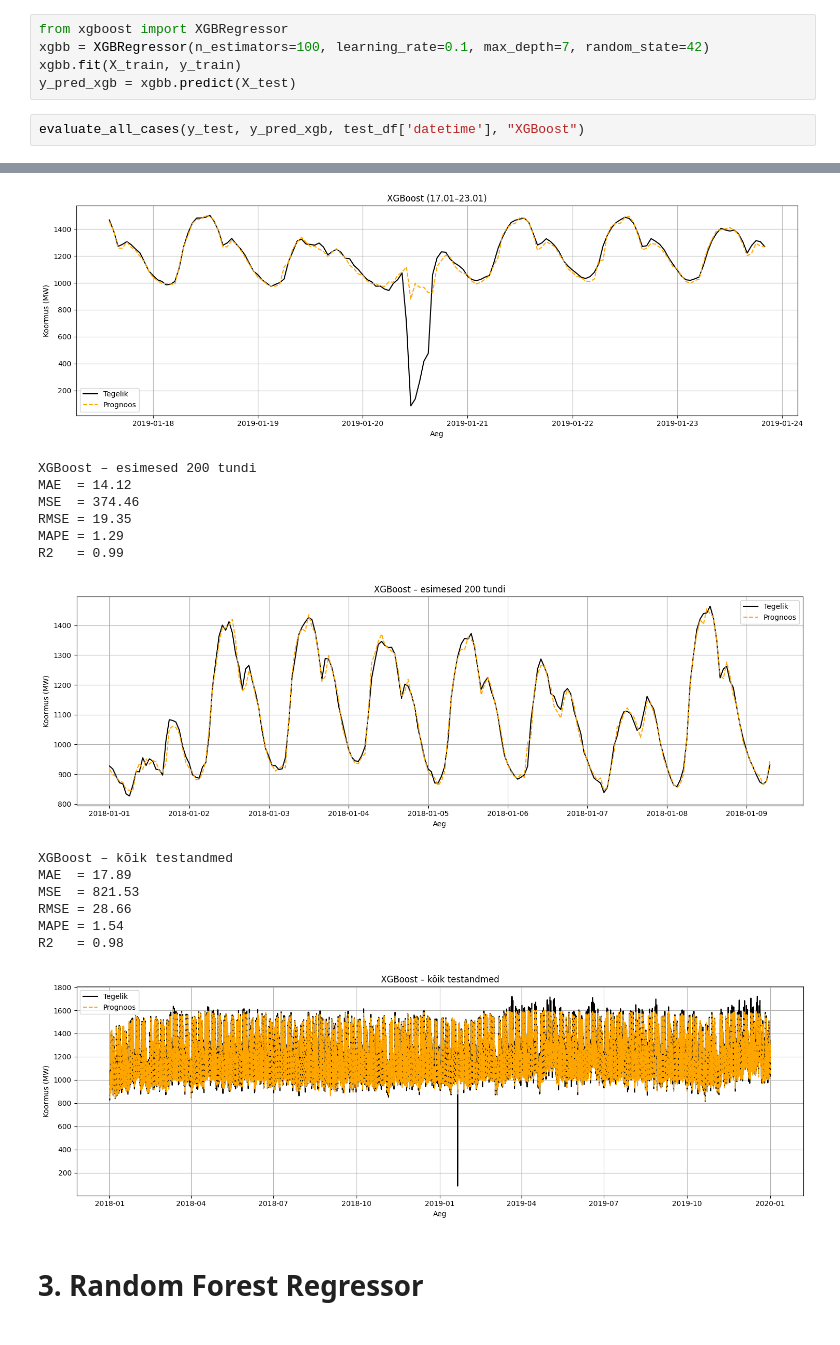
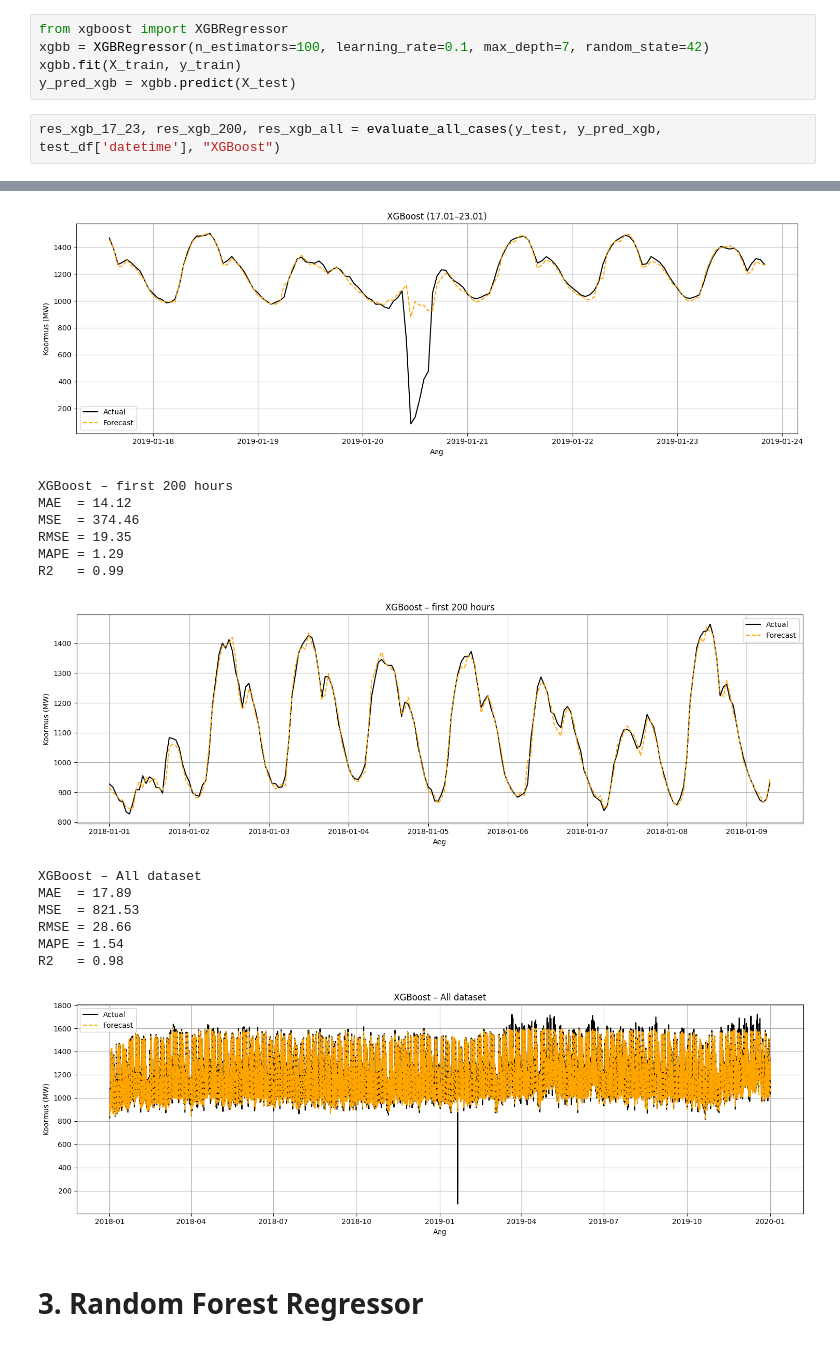
Before and after one commit to Danwerk/xai, a Jupyter notebook: SHAP.ipynb, the cells around one changed output, grey strips where cells are left out. Cells and saved outputs as stored; diff of their text form.

```diff
--- a/SHAP.ipynb
+++ b/SHAP.ipynb
@@ -196,29 +196,29 @@ xgbb = XGBRegressor(n_estimators=100, learning_rate=0.1, max_depth=7, random_sta
 xgbb.fit(X_train, y_train)
 y_pred_xgb = xgbb.predict(X_test)
 # %%
-evaluate_all_cases(y_test, y_pred_xgb, test_df['datetime'], "XGBoost")
+res_xgb_17_23, res_xgb_200, res_xgb_all = evaluate_all_cases(y_test, y_pred_xgb, test_df['datetime'], "XGBoost")
 # %% [output]
 XGBoost (17.01–23.01)
 MAE  = 42.84
 MSE  = 17494.44
 RMSE = 132.27
 MAPE = 15.53
 R2   = 0.67
 [figure]
-XGBoost – esimesed 200 tundi
+XGBoost – first 200 hours
 MAE  = 14.12
 MSE  = 374.46
 RMSE = 19.35
 MAPE = 1.29
 R2   = 0.99
-[figure, old version]
+[figure, new version]
-XGBoost – kõik testandmed
+XGBoost – All dataset
 MAE  = 17.89
 MSE  = 821.53
 RMSE = 28.66
 MAPE = 1.54
 R2   = 0.98
-[figure, old version]
+[figure, new version]
 # %% [markdown]
 # 3. Random Forest Regressor
 # %%
```
Also changed, not shown: parts of 18 cells of this notebook, 2 other files.
